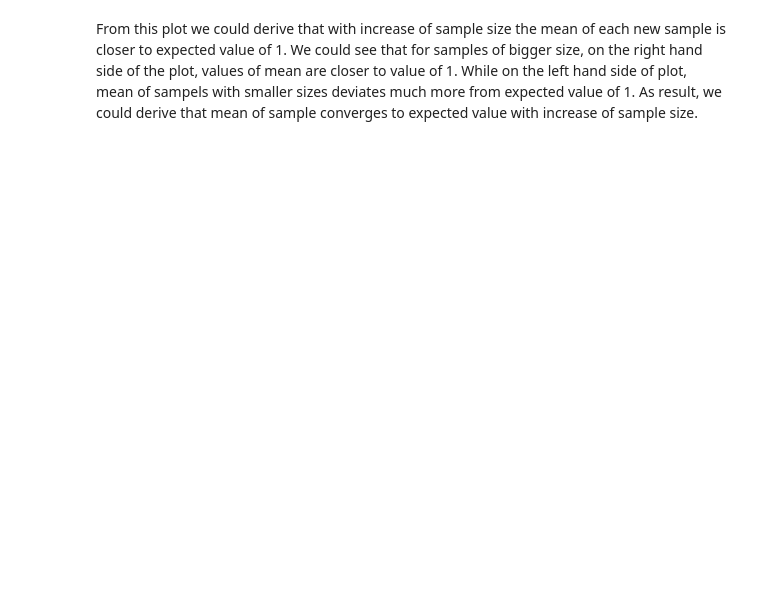
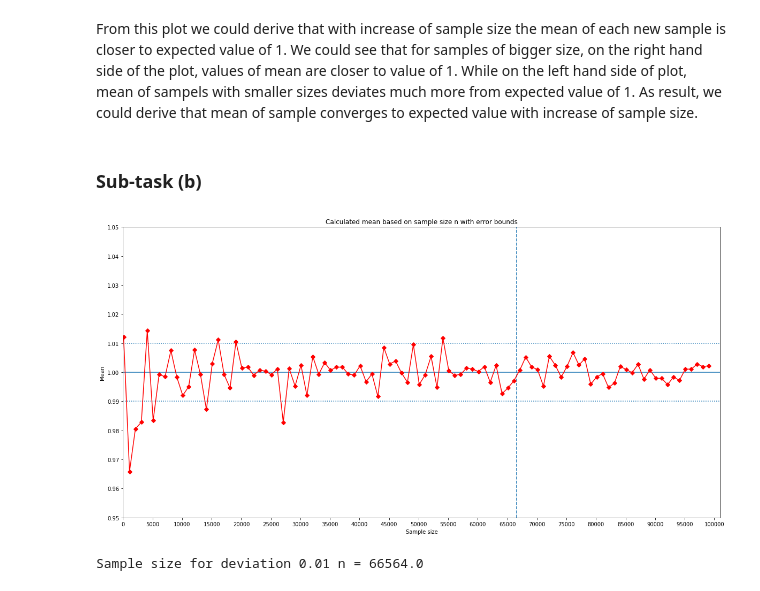
Before and after one commit to kai-wren/Statistic, a Jupyter notebook: Assignment1.ipynb, the cells around one changed output. Cells and saved outputs as stored; diff of their text form; code cells hidden in the pictures; blank space fills up the shorter version.

```diff
--- a/Assignment1.ipynb
+++ b/Assignment1.ipynb
@@ -44,2 +44,35 @@ plt.show()
 # %% [markdown]
 From this plot we could derive that with increase of sample size the mean of each new sample is closer to expected value of 1. We could see that for samples of bigger size, on the right hand side of the plot, values of mean are closer to value of 1. While on the left hand side of plot, mean of sampels with smaller sizes deviates much more from expected value of 1. As result, we could derive that mean of sample converges to expected value with increase of sample size.
+# %% [markdown]
+### Sub-task (b)
+# %%
+nList=[]
+meanList=[]
+for item in da:
+    _, n, mean, _, _ = da[item]
+    nList.append(n)
+    meanList.append(mean)
+
+plt.figure(figsize=(20,10))
+plt.xlabel('Sample size')
+plt.ylabel('Mean')
+plt.xticks(np.arange(0, 100001, step=5000))
+plt.yticks(np.arange(0.8, 1.2, step=0.01))
+plt.axhline(y=1)
+plt.axvline(x=66564, ls='--')
+plt.axhline(y=1.01, ls=':')
+plt.axhline(y=0.99, ls=':')
+plt.ylim(0.95,1.05)
+plt.xlim(0,101000)
+plt.plot(nList, meanList, '-rD')
+plt.title('Calculated mean based on sample size n with error bounds')
+
+plt.show()
+
+E = 0.01
+z99 = 2.58
+
+print('Sample size for deviation 0.01 n =', (z99**2)/E**2)
+# %% [output]
+[figure, added]
+Sample size for deviation 0.01 n = 66564.0
```
Also changed, not shown: parts of 10 cells of this notebook.
